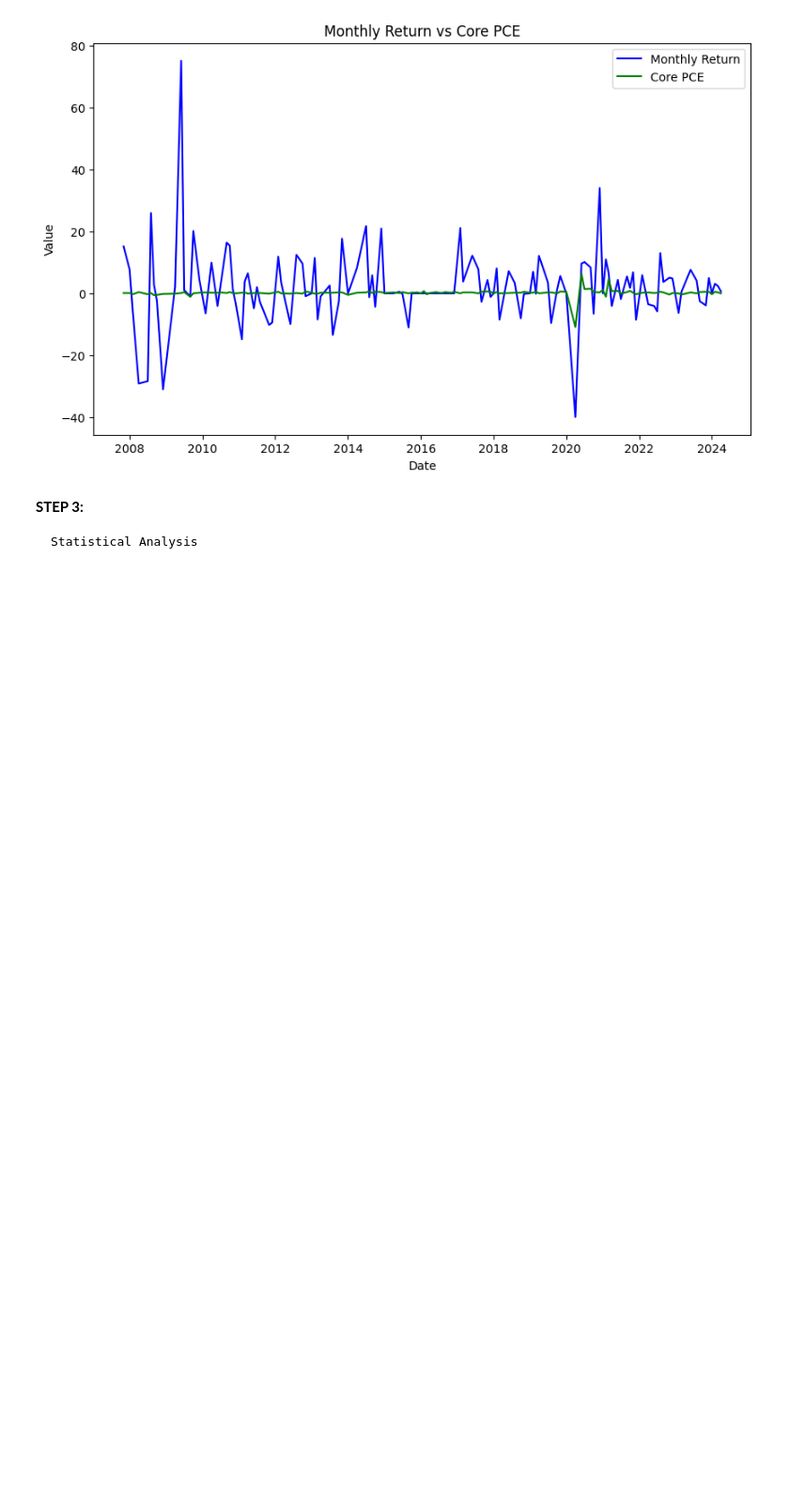
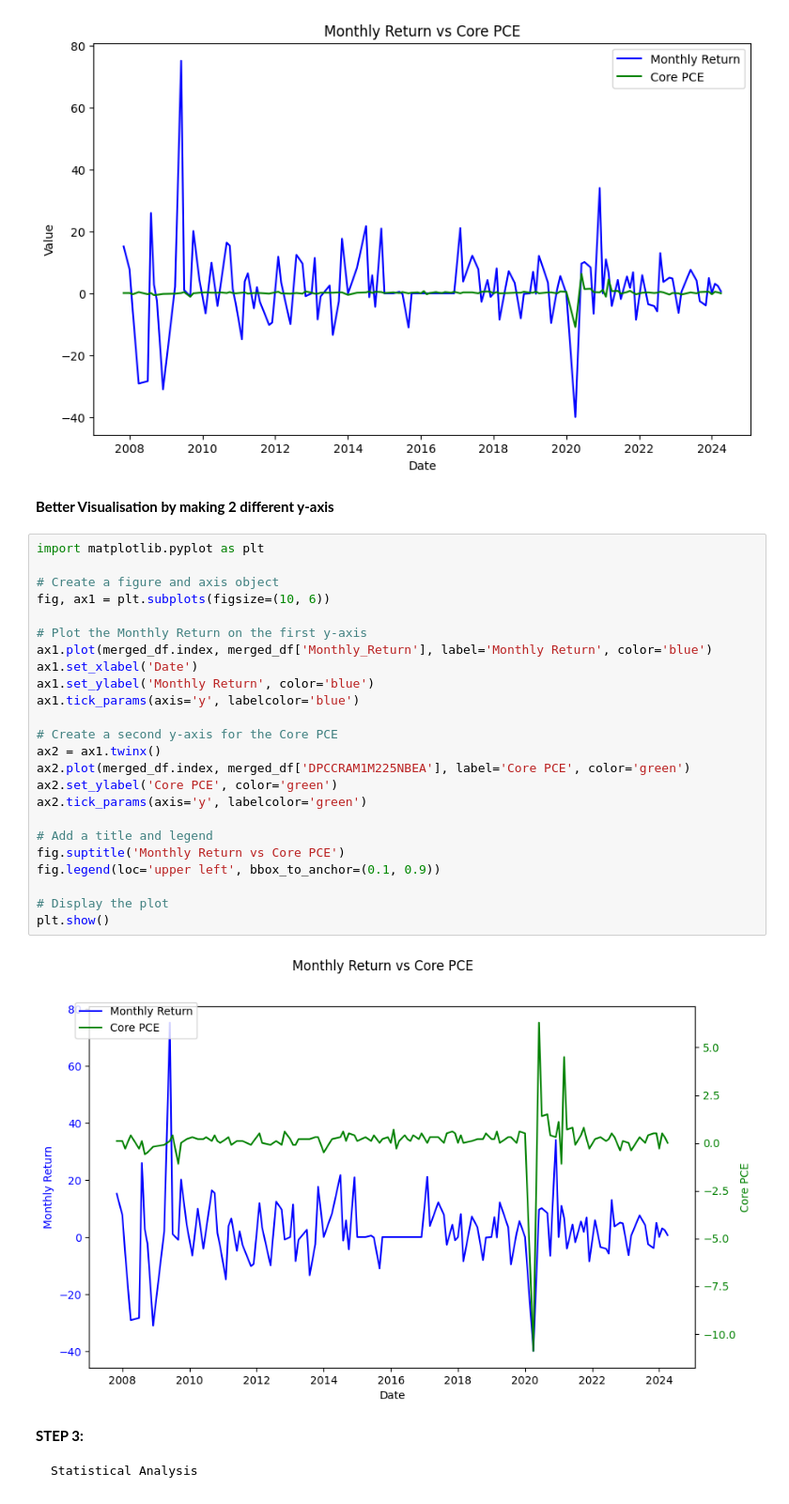
Before and after one commit to Svanik-Gade/Mosaic-Asset-Management, a Jupyter notebook: prior2.ipynb, the cells around one changed output. Shown: that part at 94% size. Cells and saved outputs as stored; diff of their text form; blank space fills up the shorter version.

Commit message:
better_graph

```diff
--- a/prior2.ipynb
+++ b/prior2.ipynb
@@ -82,6 +88,34 @@ plt.legend()
 plt.show()
 # %% [output]
 [figure]
+# %% [markdown]
+<b>Better Visualisation by making 2 different y-axis </b>
+# %%
+import matplotlib.pyplot as plt
+
+# Create a figure and axis object
+fig, ax1 = plt.subplots(figsize=(10, 6))
+
+# Plot the Monthly Return on the first y-axis
+ax1.plot(merged_df.index, merged_df['Monthly_Return'], label='Monthly Return', color='blue')
+ax1.set_xlabel('Date')
+ax1.set_ylabel('Monthly Return', color='blue')
+ax1.tick_params(axis='y', labelcolor='blue')
+
+# Create a second y-axis for the Core PCE
+ax2 = ax1.twinx()
+ax2.plot(merged_df.index, merged_df['DPCCRAM1M225NBEA'], label='Core PCE', color='green')
+ax2.set_ylabel('Core PCE', color='green')
+ax2.tick_params(axis='y', labelcolor='green')
+
+# Add a title and legend
+fig.suptitle('Monthly Return vs Core PCE')
+fig.legend(loc='upper left', bbox_to_anchor=(0.1, 0.9))
+
+# Display the plot
+plt.show()
+# %% [output]
+[figure, added]
 # %% [markdown]
 <b>STEP 3:</b>
 
```
Also changed, not shown: parts of 4 cells of this notebook.
